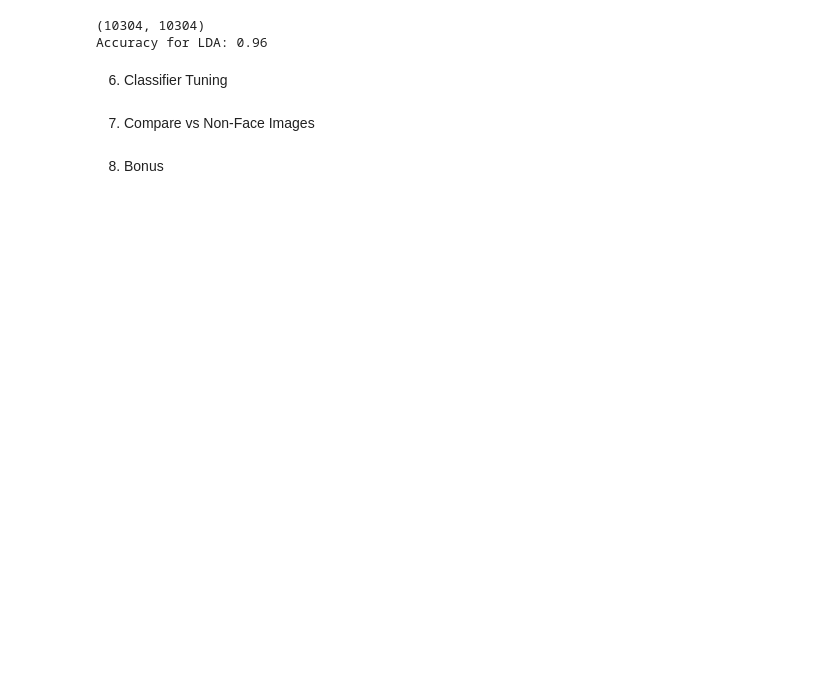
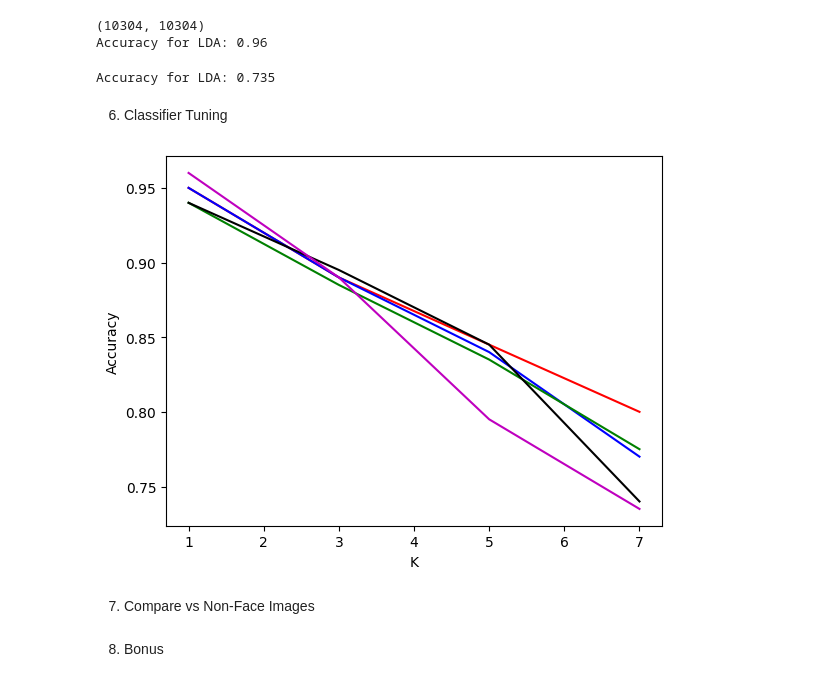
Before and after one commit to abderrahman504/Facial-Recognition, a Jupyter notebook: processor.ipynb, the cells around one changed output. Cells and saved outputs as stored; diff of their text form; code cells hidden in the pictures; blank space fills up the shorter version.

Commit message:
Doing classifier tuning and faster accuracy testing Accuracy testing is made faster by simply loading the projection matrices from disk rather than re-running PCA and LDA

```diff
--- a/processor.ipynb
+++ b/processor.ipynb
@@ -120,6 +145,27 @@ print("Accuracy for LDA:", accuracy_lda)
 # %% [output]
 (10304, 10304)
 Accuracy for LDA: 0.96
+# %%
+
+with open("LDA_200_40", 'rb') as f:
+    U_lda = np.load(f)
+
+X_train_lda = X_train.dot(U_lda)
+X_test_lda = X_test.dot(U_lda)
+
+
+from sklearn.neighbors import KNeighborsClassifier
+
+# Define the classifier
+classifier = KNeighborsClassifier(n_neighbors=7)
+
+# Train and predict
+classifier.fit(X_train_lda, y_train)
+accuracy_lda = classifier.score(X_test_lda, y_test)
+
+print("Accuracy for LDA:", accuracy_lda)
+# %% [output]
+Accuracy for LDA: 0.735
 # %%
 import LDA as lda
 def our_LDA(data, labels):
@@ -132,3 +175,27 @@ def KNN():
+# %%
+import matplotlib.pyplot as plt
+
+
+PCA_8 = np.array([[1,0.95],[3,0.89],[5,0.845],[7,0.8]])
+PCA_85 = np.array([[1,0.95],[3,0.89],[5,0.84],[7,0.77]])
+PCA_9 = np.array([[1,0.94],[3,0.885],[5,0.835],[7,0.775]])
+PCA_95 = np.array([[1,0.94],[3,0.895],[5,0.845],[7,0.74]])
+LDA = np.array([[1,0.96],[3,0.89],[5,0.795],[7,0.735]])
+
+fig = plt.figure()
+ax = fig.add_subplot()
+
+ax.plot(PCA_8[:,0], PCA_8[:,1], c='r')
+ax.plot(PCA_85[:,0], PCA_85[:,1], c='b')
+ax.plot(PCA_9[:,0], PCA_9[:,1], c='g')
+ax.plot(PCA_95[:,0], PCA_95[:,1], c='k')
+ax.plot(LDA[:,0], LDA[:,1], c='m')
+ax.set_xlabel('K')
+ax.set_ylabel('Accuracy')
+
+plt.show()
+# %% [output]
+[figure, added]
 # %% [markdown]
 7. Compare vs Non-Face Images
 # %%
```
Also changed, not shown: parts of 6 cells of this notebook.
